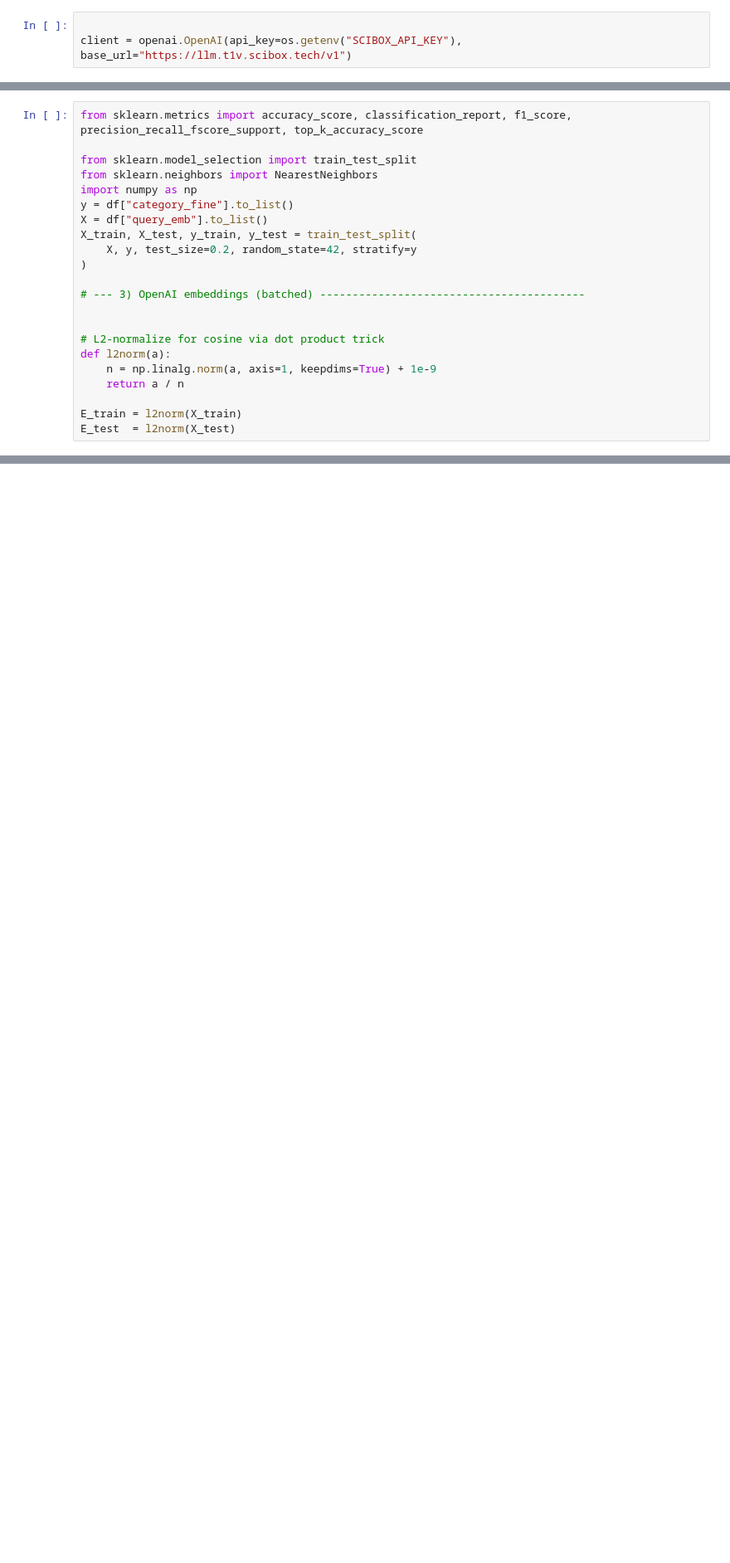
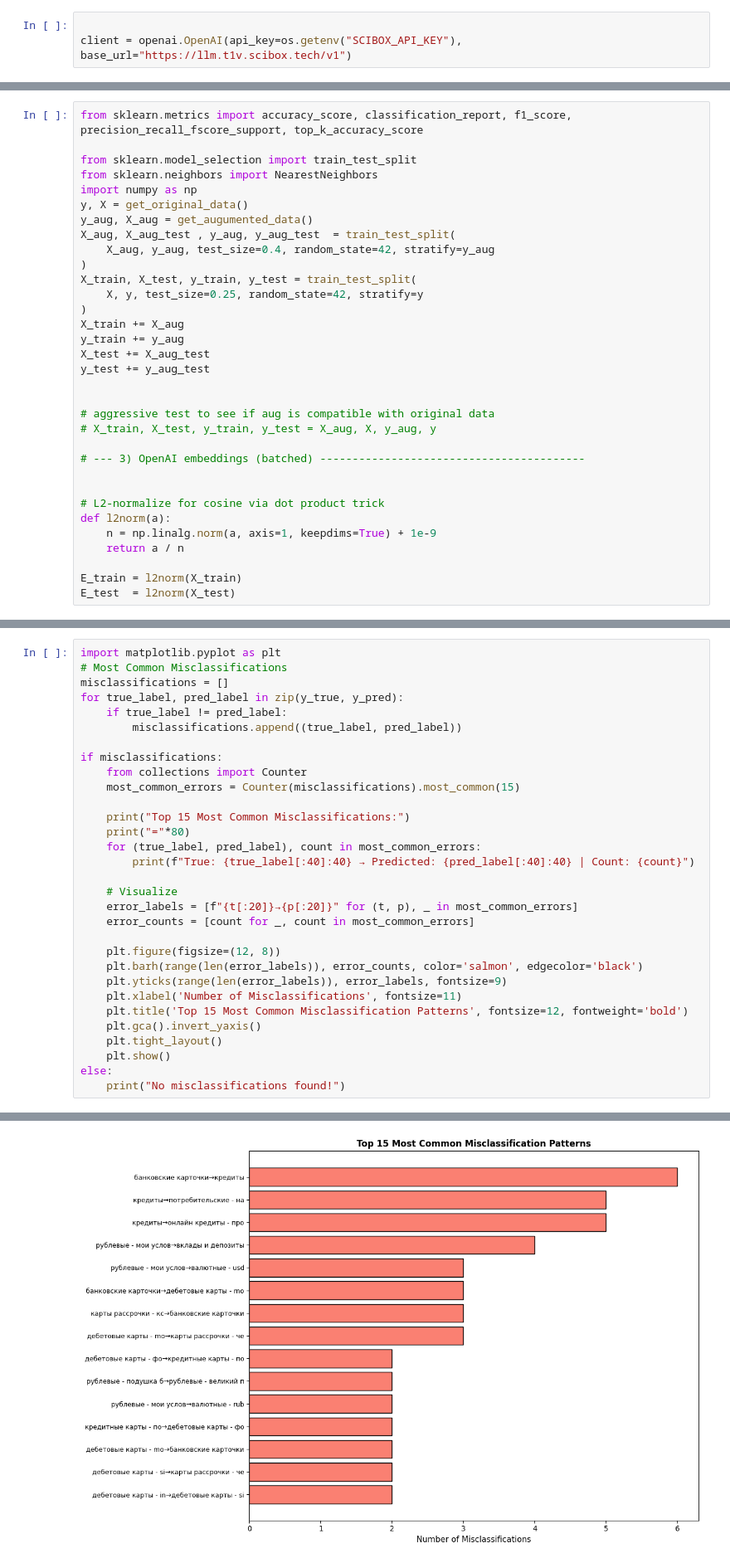
Before and after one commit to FallenChromium/t1-smart-support, a Jupyter notebook: experiments.ipynb, the cells around one changed output, grey strips where cells are left out. Shown at 83% size. Drawn from its saved outputs; the diff is of its cells as text; blank space fills up the shorter version.

```diff
--- a/experiments.ipynb
+++ b/experiments.ipynb
@@ -116,11 +161,22 @@ from sklearn.metrics import accuracy_score, classification_report, f1_score, pre
 from sklearn.model_selection import train_test_split
 from sklearn.neighbors import NearestNeighbors
 import numpy as np
-y = df["category_fine"].to_list()
-X = df["query_emb"].to_list()
+y, X = get_original_data()
+y_aug, X_aug = get_augumented_data()
+X_aug, X_aug_test , y_aug, y_aug_test  = train_test_split(
+    X_aug, y_aug, test_size=0.4, random_state=42, stratify=y_aug
+)
 X_train, X_test, y_train, y_test = train_test_split(
-    X, y, test_size=0.2, random_state=42, stratify=y
+    X, y, test_size=0.25, random_state=42, stratify=y
 )
+X_train += X_aug
+y_train += y_aug
+X_test += X_aug_test
+y_test += y_aug_test
+
+
+# aggressive test to see if aug is compatible with original data
+# X_train, X_test, y_train, y_test = X_aug, X, y_aug, y
 
 # --- 3) OpenAI embeddings (batched) -----------------------------------------
 
@@ -177,0 +236,32 @@ print("\nPer-class report:\n", classification_report(y_true, y_pred, digits=4))
+# %%
+import matplotlib.pyplot as plt
+# Most Common Misclassifications
+misclassifications = []
+for true_label, pred_label in zip(y_true, y_pred):
+    if true_label != pred_label:
+        misclassifications.append((true_label, pred_label))
+
+if misclassifications:
+    from collections import Counter
+    most_common_errors = Counter(misclassifications).most_common(15)
+
+    print("Top 15 Most Common Misclassifications:")
+    print("="*80)
+    for (true_label, pred_label), count in most_common_errors:
+        print(f"True: {true_label[:40]:40} → Predicted: {pred_label[:40]:40} | Count: {count}")
+
+    # Visualize
+    error_labels = [f"{t[:20]}→{p[:20]}" for (t, p), _ in most_common_errors]
+    error_counts = [count for _, count in most_common_errors]
+
+    plt.figure(figsize=(12, 8))
+    plt.barh(range(len(error_labels)), error_counts, color='salmon', edgecolor='black')
+    plt.yticks(range(len(error_labels)), error_labels, fontsize=9)
+    plt.xlabel('Number of Misclassifications', fontsize=11)
+    plt.title('Top 15 Most Common Misclassification Patterns', fontsize=12, fontweight='bold')
+    plt.gca().invert_yaxis()
+    plt.tight_layout()
+    plt.show()
+else:
+    print("No misclassifications found!")
+# %% [output]
@@ -177,0 +285 @@ print("\nPer-class report:\n", classification_report(y_true, y_pred, digits=4))
+[figure, added]
```
Also changed, not shown: parts of 34 cells of this notebook, 9 other files.
